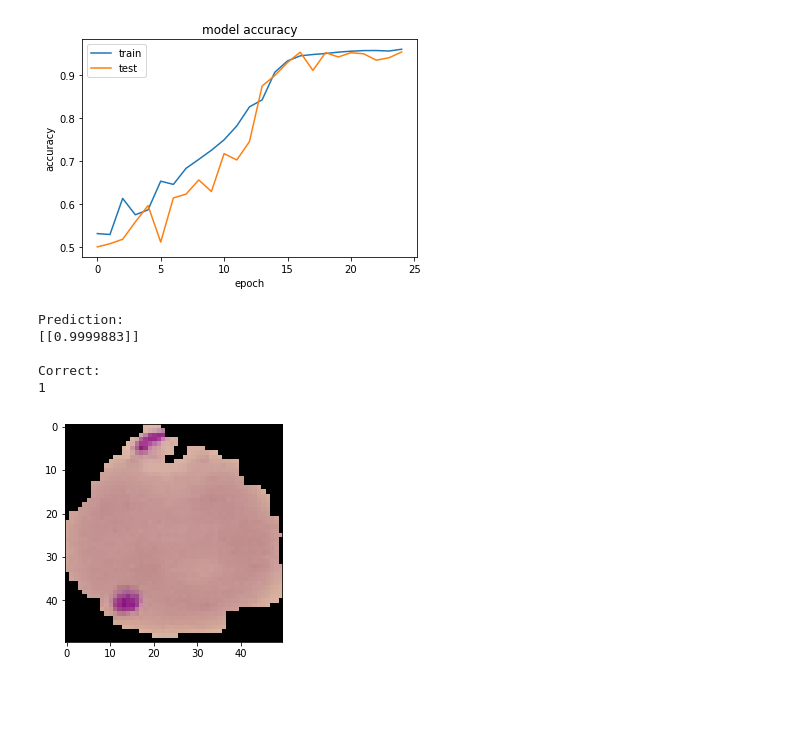
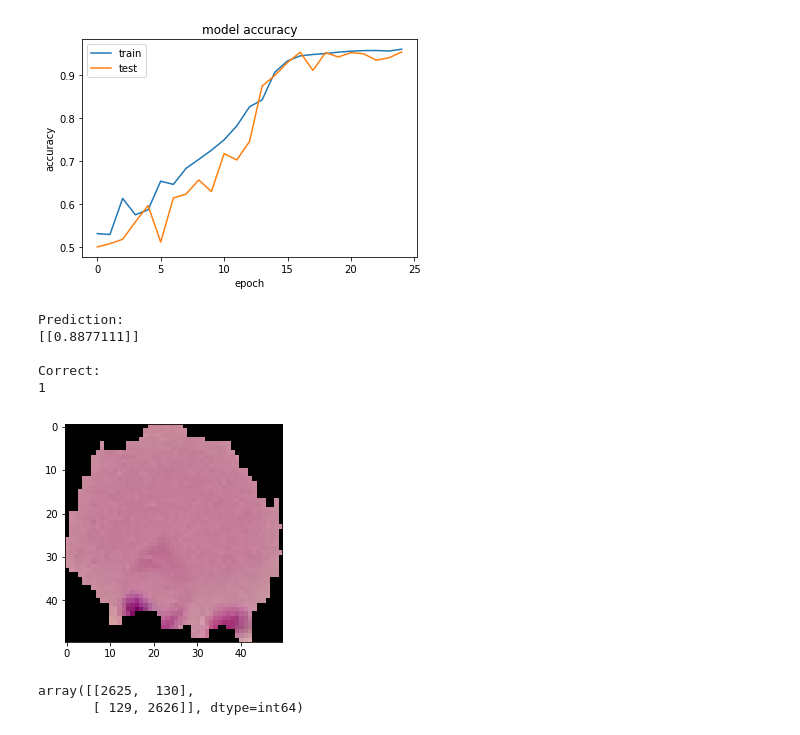
Before and after one commit to sartk/malariacells, a Jupyter notebook: Malaria.ipynb, the cells around one changed output. Drawn from its saved outputs; the diff is of its cells as text; code cells hidden in the pictures; blank space fills up the shorter version.

```diff
--- a/Malaria.ipynb
+++ b/Malaria.ipynb
@@ -198,23 +198,37 @@ model.save('malaria_model.h5')
 model = load_model('malaria_model.h5')
 # %%
 #Shows the image and prediction for the 'view_num' element of the test set.
-view_num = 100
+view_num = 2
+
 
 print('Prediction: ')
 print(model.predict(x_test[view_num:view_num+1]))
 print()
 print('Correct: ')
 print(y_test[view_num])
 
 #Displays the image
 img = Image.fromarray((X_test.reshape(X_test.shape[0], 50, 50, 3))[view_num], 'RGB')
 im_array = np.asarray(img)
 plt.imshow(im_array)
 plt.show()
 # %% [output]
 Prediction:
-[[0.9999883]]
+[[0.8877111]]
 
 Correct:
 1
-[figure, old version]
+[figure, new version]
+# %%
+#Prints the confusion matrix
+from sklearn.metrics import confusion_matrix
+y_pred = model.predict(x_test)
+for i in range(len(y_pred)):
+    if y_pred[i]>=.5:
+        y_pred[i]=1
+    else:
+        y_pred[i]=0
+confusion_matrix(y_test, y_pred)
+# %% [output]
+array([[2625,  130],
+       [ 129, 2626]], dtype=int64)
```
